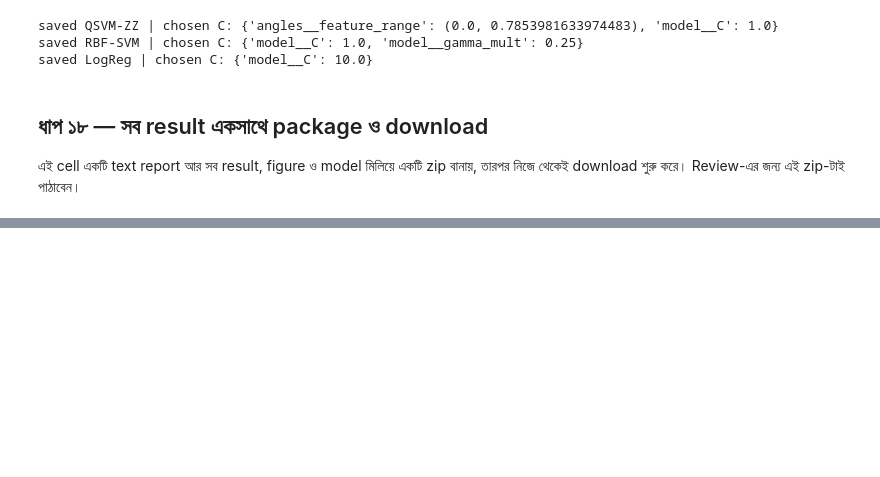
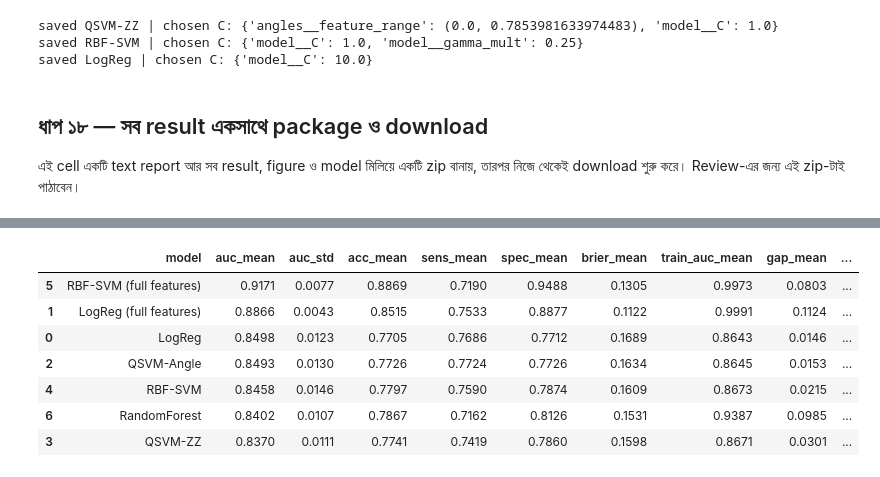
Before and after one commit to ASAbuSayem/QMed-Hybrid-Quantum-Machine-Learning-Platform-for-Early-Disease-Detection, a Jupyter notebook: QMed_Journal_V2.ipynb, the cells around one changed output, grey strips where cells are left out. Saved outputs shown, nothing was run; the diff lists cells and outputs as text; code cells hidden in the pictures; blank space fills up the shorter version.

```diff
--- a/QMed_Journal_V2.ipynb
+++ b/QMed_Journal_V2.ipynb
@@ -1498,0 +1586,87 @@ C2b Bandwidth: kernel variance peaks at an interior α (concentration at both en
+# %%
+# ===== V3 Cell 2: BreastMNIST benchmark, statistics, validity checks =====
+from scipy import stats
+from sklearn.model_selection import StratifiedKFold, cross_validate, permutation_test_score
+from sklearn.linear_model import LogisticRegression
+
+D = "breastmnist"
+BM_CSV = f"{RESULTS}/breastmnist_folds.csv"
+bm_done = pd.read_csv(BM_CSV) if os.path.exists(BM_CSV) else pd.DataFrame()
+for m in CORE_MODELS:
+    if len(bm_done) and ((bm_done.model == m) & bm_done.seed.isin(SEEDS)).sum() == len(SEEDS) * N_FOLDS:
+        continue
+    df_ = evaluate(m, D)
+    bm_done = pd.concat([bm_done[bm_done.model != m] if len(bm_done) else bm_done, df_])
+    bm_done.to_csv(BM_CSV, index=False)
+bm_folds = bm_done[bm_done.seed.isin(SEEDS)].copy()
+
+per_seed = bm_folds.groupby(["model", "seed"]).mean(numeric_only=True).reset_index()
+bm_summary = per_seed.groupby("model").agg(
+    auc_mean=("auc", "mean"), auc_std=("auc", "std"), acc_mean=("acc", "mean"),
+    sens_mean=("sens", "mean"), spec_mean=("spec", "mean"), brier_mean=("brier", "mean"),
+    train_auc_mean=("train_auc", "mean"), gap_mean=("gap", "mean")).reset_index()
+bm_summary = bm_summary.sort_values("auc_mean", ascending=False)
+bm_summary["overfit_flag"] = bm_summary.gap_mean > GAP_FLAG
+bm_summary["leak_suspect"] = bm_summary.auc_mean > PLAUSIBLE_AUC_CEILING[D]
+bm_summary.to_csv(f"{RESULTS}/breastmnist_summary.csv", index=False)
+display(bm_summary.round(4))
+
+# Statistics (same tests as Step 9; redefined so this cell works after a runtime restart)
+def corrected_ttest(a, b, n_train, n_test):
+    d = np.asarray(a) - np.asarray(b); J = len(d)
+    var = d.var(ddof=1) * (1 / J + n_test / n_train); se = np.sqrt(var) if var > 0 else 1e-12
+    t = d.mean() / se
+    return d.mean(), se, t, 2 * stats.t.sf(abs(t), J - 1), J - 1
+def tost(mean_d, se, df, margin=EQUIV_MARGIN):
+    return max(stats.t.sf((mean_d + margin) / se, df), stats.t.cdf((mean_d - margin) / se, df))
+def holm(p):
+    p = np.asarray(p); o = np.argsort(p); adj = np.empty_like(p); run = 0.0
+    for r, i in enumerate(o):
+        run = max(run, (len(p) - r) * p[i]); adj[i] = min(run, 1.0)
+    return adj
+
+n = len(DATA[D][1]); n_test = n / N_FOLDS; n_train = n - n_test
+f_ = bm_folds.sort_values(["seed", "fold"]); ref = f_[f_.model == "QSVM-ZZ"]
+rows = []
+for other in [m for m in CORE_MODELS if m != "QSVM-ZZ"]:
+    mm = ref.merge(f_[f_.model == other], on=["seed", "fold"], suffixes=("_q", "_c"))
+    md, se, t, p, df1 = corrected_ttest(mm.auc_q, mm.auc_c, n_train, n_test)
+    q = stats.t.ppf(.975, df1)
+    rows.append(dict(dataset=D, comparison=f"QSVM-ZZ vs {other}", delta_auc=md,
+                     ci95_low=md - q * se, ci95_high=md + q * se, p_ttest=p, p_tost=tost(md, se, df1)))
+bm_st = pd.DataFrame(rows)
+bm_st["p_ttest_holm"] = holm(bm_st.p_ttest); bm_st["p_tost_holm"] = holm(bm_st.p_tost)
+bm_st["verdict"] = [("QSVM better" if r.delta_auc > 0 else "QSVM worse") if r.p_ttest_holm < 0.05
+                    else (f"equivalent (±{EQUIV_MARGIN})" if r.p_tost_holm < 0.05 else "inconclusive")
+                    for r in bm_st.itertuples()]
+bm_st.to_csv(f"{RESULTS}/breastmnist_statistical_tests.csv", index=False)
+display(bm_st.round(4))
+
+# Validity: permutation test and leakage demo, same settings as Steps 10
+X, y, nominal = DATA[D]; cv0 = StratifiedKFold(N_FOLDS, shuffle=True, random_state=0)
+bm_perm = []
+for name, est in [("QSVM-ZZ", QuantumKernelSVM("zz")), ("LogReg", LogisticRegression(max_iter=2000))]:
+    sc, ps, p = permutation_test_score(make_pipeline(est, X, nominal), X, y, cv=cv0, scoring="roc_auc",
+                                       n_permutations=N_PERMUTATIONS, random_state=0, n_jobs=1)
+    bm_perm.append(dict(dataset=D, model=name, auc=sc, perm_auc_mean=ps.mean(), perm_auc_std=ps.std(), p_value=p))
+bm_perm = pd.DataFrame(bm_perm); bm_perm.to_csv(f"{RESULTS}/breastmnist_permutation_test.csv", index=False)
+display(bm_perm.round(4))
+
+def _cv_auc(est_fn, Xin, yin, pipe):
+    out = []
+    for s in SEEDS:
+        cv = StratifiedKFold(N_FOLDS, shuffle=True, random_state=s)
+        est = make_pipeline(est_fn(), X, nominal, s) if pipe else est_fn()
+        out.append(cross_validate(est, Xin, yin, cv=cv, scoring="roc_auc")["test_score"].mean())
+    return np.mean(out)
+y_rand = np.random.default_rng(123).permutation(y)
+bm_leak = []
+for lab, yy in [("true labels", y), ("RANDOM labels", y_rand)]:
+    Z = ImbPipeline(make_feature_steps(X, nominal)[:-1]).fit_transform(X, yy)   # fitted on ALL data = leak
+    for mname, fn in [("QSVM-ZZ", lambda: QuantumKernelSVM("zz")),
+                      ("LogReg", lambda: LogisticRegression(max_iter=2000))]:
+        lk_ = _cv_auc(fn, Z, yy, pipe=False); cl_ = _cv_auc(fn, X, yy, pipe=True)
+        bm_leak.append(dict(dataset=D, labels=lab, model=mname, leaky_auc=lk_, leak_free_auc=cl_, inflation=lk_ - cl_))
+        print(f"{lab:13s} {mname:8s} leaky {lk_:.3f} | leak-free {cl_:.3f} | inflation {lk_-cl_:+.3f}")
+bm_leak = pd.DataFrame(bm_leak); bm_leak.to_csv(f"{RESULTS}/breastmnist_leakage_demo.csv", index=False)
+# %% [output]
@@ -1498,0 +1690,8 @@ C2b Bandwidth: kernel variance peaks at an interior α (concentration at both en
+|  | model | auc_mean | auc_std | acc_mean | sens_mean | spec_mean | brier_mean | train_auc_mean | gap_mean | ... |
+| 5 | RBF-SVM (full features) | 0.9171 | 0.0077 | 0.8869 | 0.7190 | 0.9488 | 0.1305 | 0.9973 | 0.0803 | ... |
+| 1 | LogReg (full features) | 0.8866 | 0.0043 | 0.8515 | 0.7533 | 0.8877 | 0.1122 | 0.9991 | 0.1124 | ... |
+| 0 | LogReg | 0.8498 | 0.0123 | 0.7705 | 0.7686 | 0.7712 | 0.1689 | 0.8643 | 0.0146 | ... |
+| 2 | QSVM-Angle | 0.8493 | 0.0130 | 0.7726 | 0.7724 | 0.7726 | 0.1634 | 0.8645 | 0.0153 | ... |
+| 4 | RBF-SVM | 0.8458 | 0.0146 | 0.7797 | 0.7590 | 0.7874 | 0.1609 | 0.8673 | 0.0215 | ... |
+| 6 | RandomForest | 0.8402 | 0.0107 | 0.7867 | 0.7162 | 0.8126 | 0.1531 | 0.9387 | 0.0985 | ... |
+| 3 | QSVM-ZZ | 0.8370 | 0.0111 | 0.7741 | 0.7419 | 0.7860 | 0.1598 | 0.8671 | 0.0301 | ... |
```
Also changed, not shown: parts of 10 cells of this notebook.
